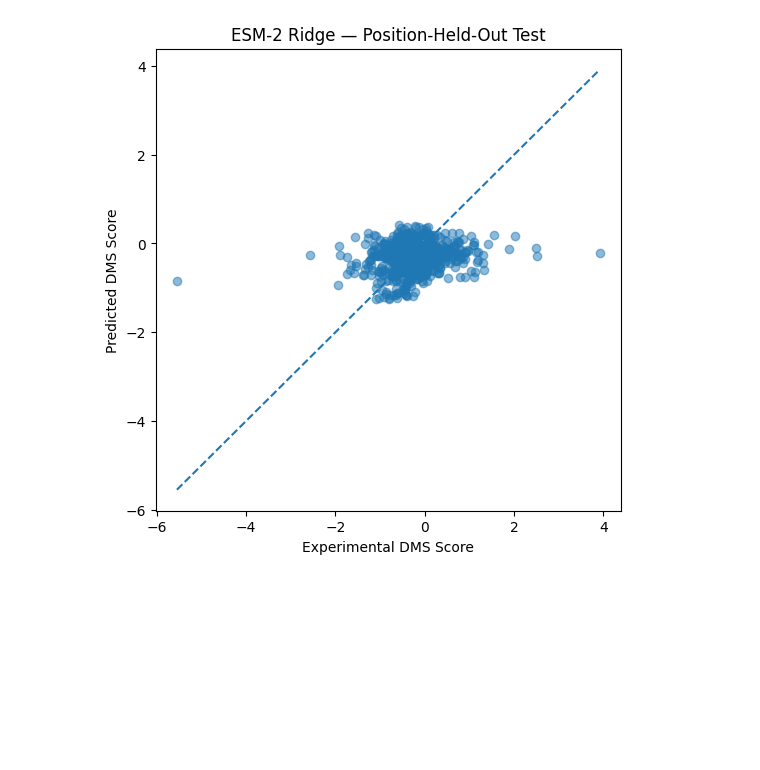
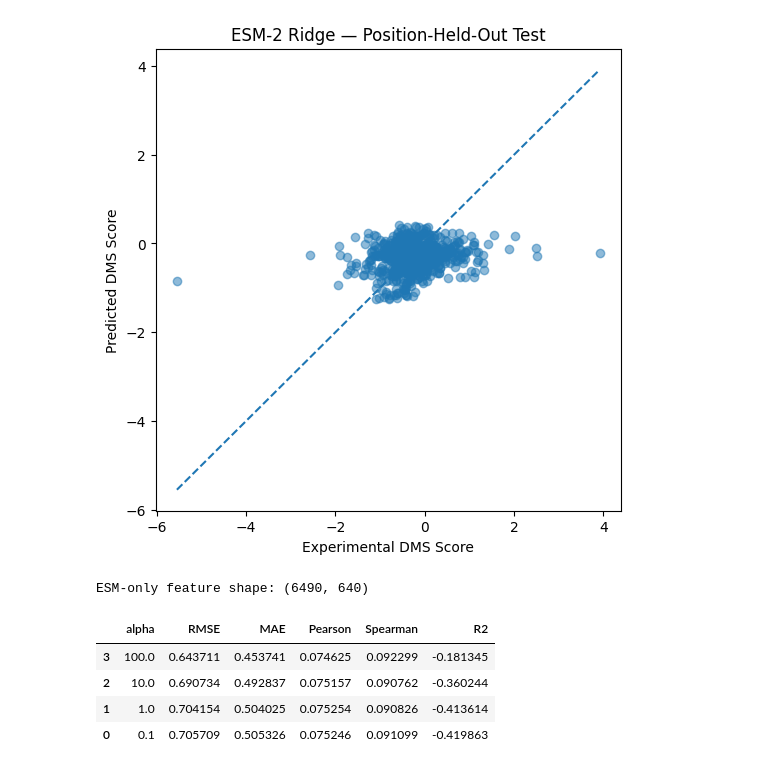
Before and after one commit to subhash-kurmana/Mandrake-Bio, a Jupyter notebook: notebooks/03_esm2_activity_prediction.ipynb, the cells around one changed output. Saved outputs shown, nothing was run; the diff lists cells and outputs as text; code cells hidden in the pictures; blank space fills up the shorter version.

```diff
--- a/notebooks/03_esm2_activity_prediction.ipynb
+++ b/notebooks/03_esm2_activity_prediction.ipynb
@@ -1184,3 +1184,59 @@ plt.title(
 plt.show()
 # %% [output]
 [figure]
+# %%
+# Ablation experiment:
+# Remove the 20-dimensional mutant amino-acid identity.
+# Only the 640-dimensional frozen ESM representation is used.
+
+X_train_pos_esm_only = X_train_pos[:, :ESM_HIDDEN_SIZE]
+X_val_pos_esm_only = X_val_pos[:, :ESM_HIDDEN_SIZE]
+X_test_pos_esm_only = X_test_pos[:, :ESM_HIDDEN_SIZE]
+
+print("ESM-only feature shape:",
+      X_train_pos_esm_only.shape)
+# %% [output]
+ESM-only feature shape: (6490, 640)
+# %%
+# Select the Ridge regularization using validation data only.
+
+ablation_results = []
+
+for alpha in [0.1, 1.0, 10.0, 100.0]:
+
+    model = build_esm_ridge_model(
+        alpha=alpha
+    )
+
+    model.fit(
+        X_train_pos_esm_only,
+        y_train_pos
+    )
+
+    val_pred = model.predict(
+        X_val_pos_esm_only
+    )
+
+    metrics = regression_metrics(
+        y_val_pos,
+        val_pred
+    )
+
+    ablation_results.append({
+        "alpha": alpha,
+        **metrics
+    })
+
+ablation_results = pd.DataFrame(
+    ablation_results
+)
+
+display(
+    ablation_results.sort_values("RMSE")
+)
+# %% [output]
+|  | alpha | RMSE | MAE | Pearson | Spearman | R2 |
+| 3 | 100.0 | 0.643711 | 0.453741 | 0.074625 | 0.092299 | -0.181345 |
+| 2 | 10.0 | 0.690734 | 0.492837 | 0.075157 | 0.090762 | -0.360244 |
+| 1 | 1.0 | 0.704154 | 0.504025 | 0.075254 | 0.090826 | -0.413614 |
+| 0 | 0.1 | 0.705709 | 0.505326 | 0.075246 | 0.091099 | -0.419863 |
```
Also changed, not shown: parts of 3 cells of this notebook, 1 other file.
